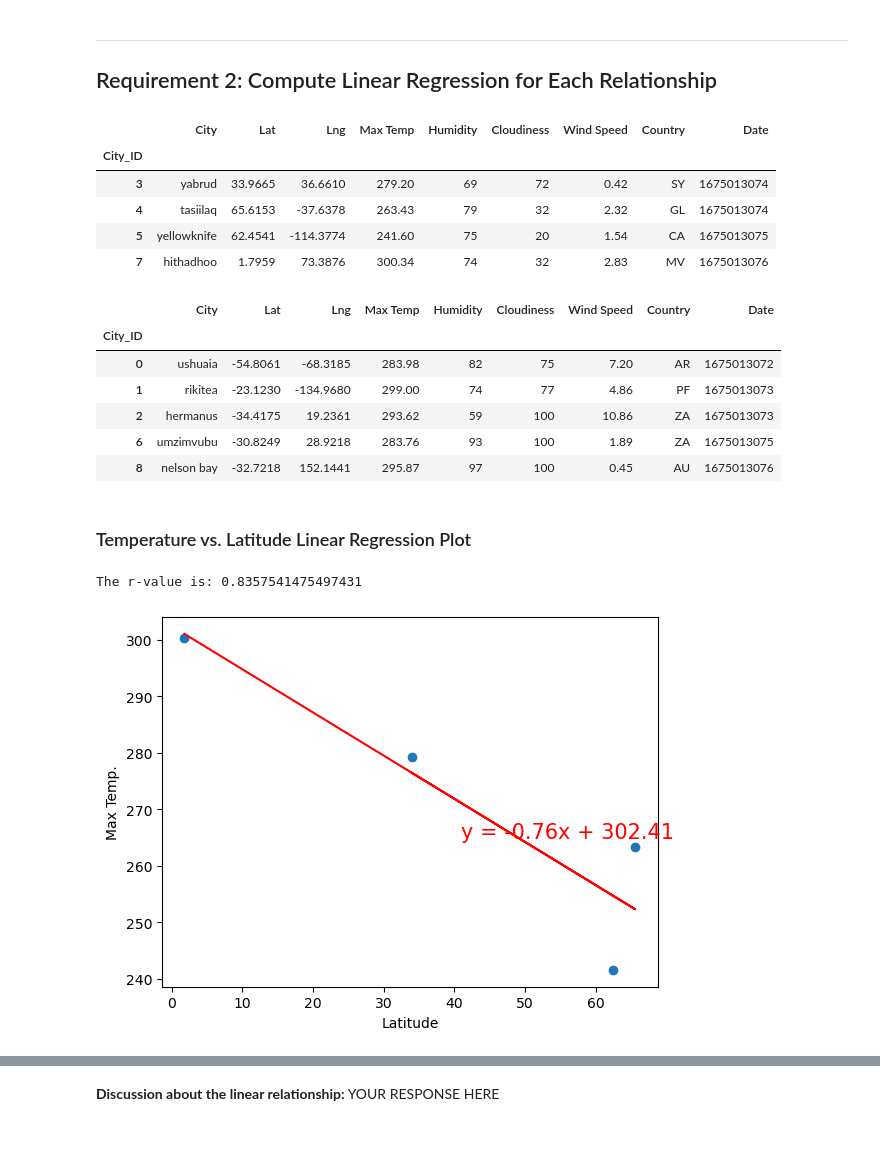
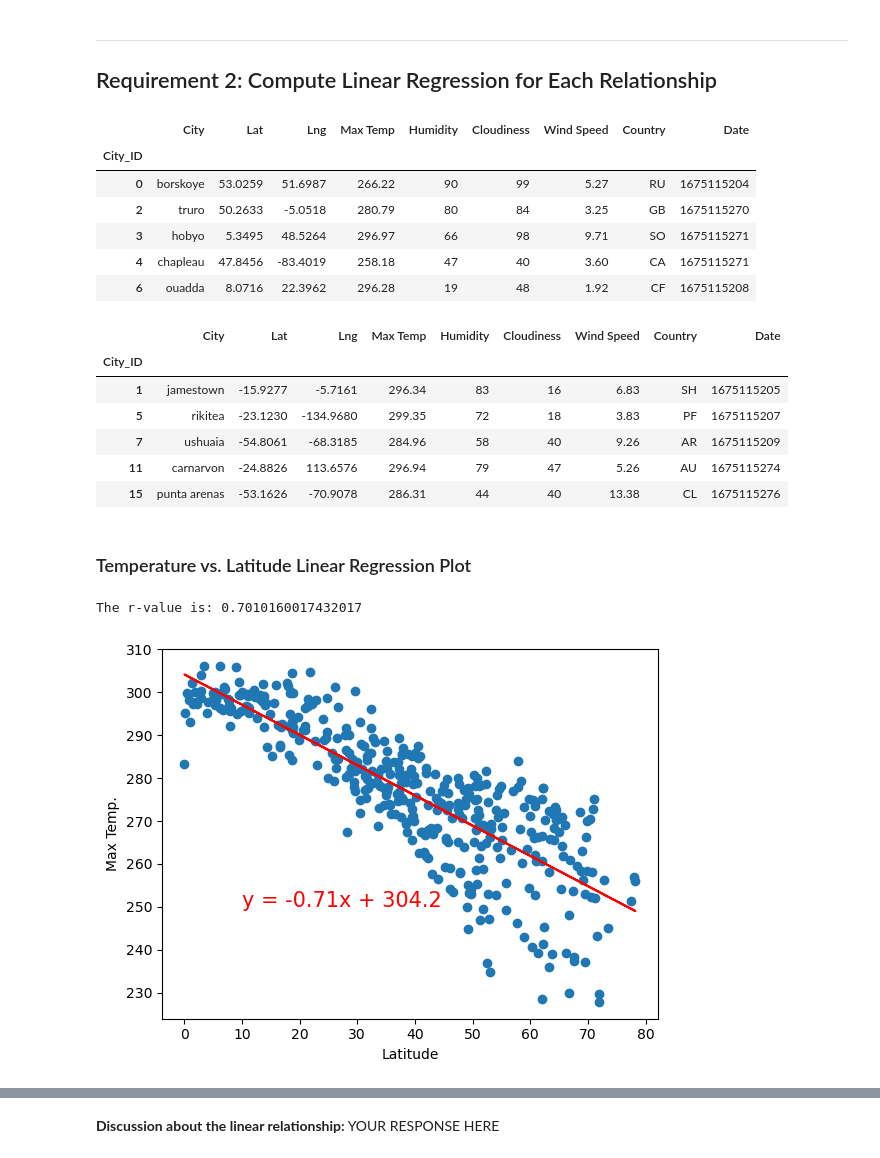
Before and after one commit to levite-neil/python-api-challenge, a Jupyter notebook: WeatherPy/WeatherPy.ipynb, the cells around one changed output, grey strips where cells are left out. Cells and saved outputs as stored; diff of their text form; code cells hidden in the pictures.

Commit message:
Adding version with data and charts completed

```diff
--- a/WeatherPy/WeatherPy.ipynb
+++ b/WeatherPy/WeatherPy.ipynb
@@ -245,6 +250,6 @@ city_data_df.to_csv("../output_data/cities_beta.csv", index_label="City_ID")
 # %%
 # Read saved data
-city_data_df = pd.read_csv("../output_data/cities_beta.csv", index_col="City_ID")
+city_data_df = pd.read_csv("../output_data/cities.csv", index_col="City_ID")
 
 # Display sample data
 city_data_df.head()
@@ -365,10 +370,11 @@ northern_hemi_df.head()
 # %% [output]
 |  | City | Lat | Lng | Max Temp | Humidity | Cloudiness | Wind Speed | Country | Date |
 | City_ID |  |  |  |  |  |  |  |  |  |
-| 3 | yabrud | 33.9665 | 36.6610 | 279.20 | 69 | 72 | 0.42 | SY | 1675013074 |
-| 4 | tasiilaq | 65.6153 | -37.6378 | 263.43 | 79 | 32 | 2.32 | GL | 1675013074 |
-| 5 | yellowknife | 62.4541 | -114.3774 | 241.60 | 75 | 20 | 1.54 | CA | 1675013075 |
-| 7 | hithadhoo | 1.7959 | 73.3876 | 300.34 | 74 | 32 | 2.83 | MV | 1675013076 |
+| 0 | borskoye | 53.0259 | 51.6987 | 266.22 | 90 | 99 | 5.27 | RU | 1675115204 |
+| 2 | truro | 50.2633 | -5.0518 | 280.79 | 80 | 84 | 3.25 | GB | 1675115270 |
+| 3 | hobyo | 5.3495 | 48.5264 | 296.97 | 66 | 98 | 9.71 | SO | 1675115271 |
+| 4 | chapleau | 47.8456 | -83.4019 | 258.18 | 47 | 40 | 3.60 | CA | 1675115271 |
+| 6 | ouadda | 8.0716 | 22.3962 | 296.28 | 19 | 48 | 1.92 | CF | 1675115208 |
 # %%
 # Create a DataFrame with the Southern Hemisphere data (Latitude < 0)
 southern_hemi_df = city_data_df.loc[city_data_df["Lat"] < 0]
@@ -378,36 +384,36 @@ southern_hemi_df.head()
 # %% [output]
 |  | City | Lat | Lng | Max Temp | Humidity | Cloudiness | Wind Speed | Country | Date |
 | City_ID |  |  |  |  |  |  |  |  |  |
-| 0 | ushuaia | -54.8061 | -68.3185 | 283.98 | 82 | 75 | 7.20 | AR | 1675013072 |
-| 1 | rikitea | -23.1230 | -134.9680 | 299.00 | 74 | 77 | 4.86 | PF | 1675013073 |
-| 2 | hermanus | -34.4175 | 19.2361 | 293.62 | 59 | 100 | 10.86 | ZA | 1675013073 |
-| 6 | umzimvubu | -30.8249 | 28.9218 | 283.76 | 93 | 100 | 1.89 | ZA | 1675013075 |
-| 8 | nelson bay | -32.7218 | 152.1441 | 295.87 | 97 | 100 | 0.45 | AU | 1675013076 |
+| 1 | jamestown | -15.9277 | -5.7161 | 296.34 | 83 | 16 | 6.83 | SH | 1675115205 |
+| 5 | rikitea | -23.1230 | -134.9680 | 299.35 | 72 | 18 | 3.83 | PF | 1675115207 |
+| 7 | ushuaia | -54.8061 | -68.3185 | 284.96 | 58 | 40 | 9.26 | AR | 1675115209 |
+| 11 | carnarvon | -24.8826 | 113.6576 | 296.94 | 79 | 47 | 5.26 | AU | 1675115274 |
+| 15 | punta arenas | -53.1626 | -70.9078 | 286.31 | 44 | 40 | 13.38 | CL | 1675115276 |
 # %% [markdown]
 ###  Temperature vs. Latitude Linear Regression Plot
 # %%
 # Linear regression on Northern Hemisphere
 l_x_values = northern_hemi_df["Lat"]
 l_y_values = northern_hemi_df["Max Temp"]
 (regress_values, rvalue, line_eq) = lin_regress(l_x_values, l_y_values)
 
 
 plt.scatter(l_x_values,l_y_values)
 plt.plot(l_x_values,regress_values,"r-")
 
 # Label plot and annotate the line equation
 plt.xlabel("Latitude")
 plt.ylabel("Max Temp.")
-plt.annotate(line_eq,(41,265),fontsize=15,color="red")
+plt.annotate(line_eq,(10,250),fontsize=15,color="red")
 
 #Print r values
 print(f"The r-value is: {rvalue**2}")
 
 # Show plot
 plt.show()
 # %% [output]
-The r-value is: 0.8357541475497431
+The r-value is: 0.7010160017432017
-[figure, old version]
+[figure, new version]
 # %%
 # Linear regression on Southern Hemisphere
 l_x_values = southern_hemi_df["Lat"]
```
Also changed, not shown: parts of 20 cells of this notebook.
